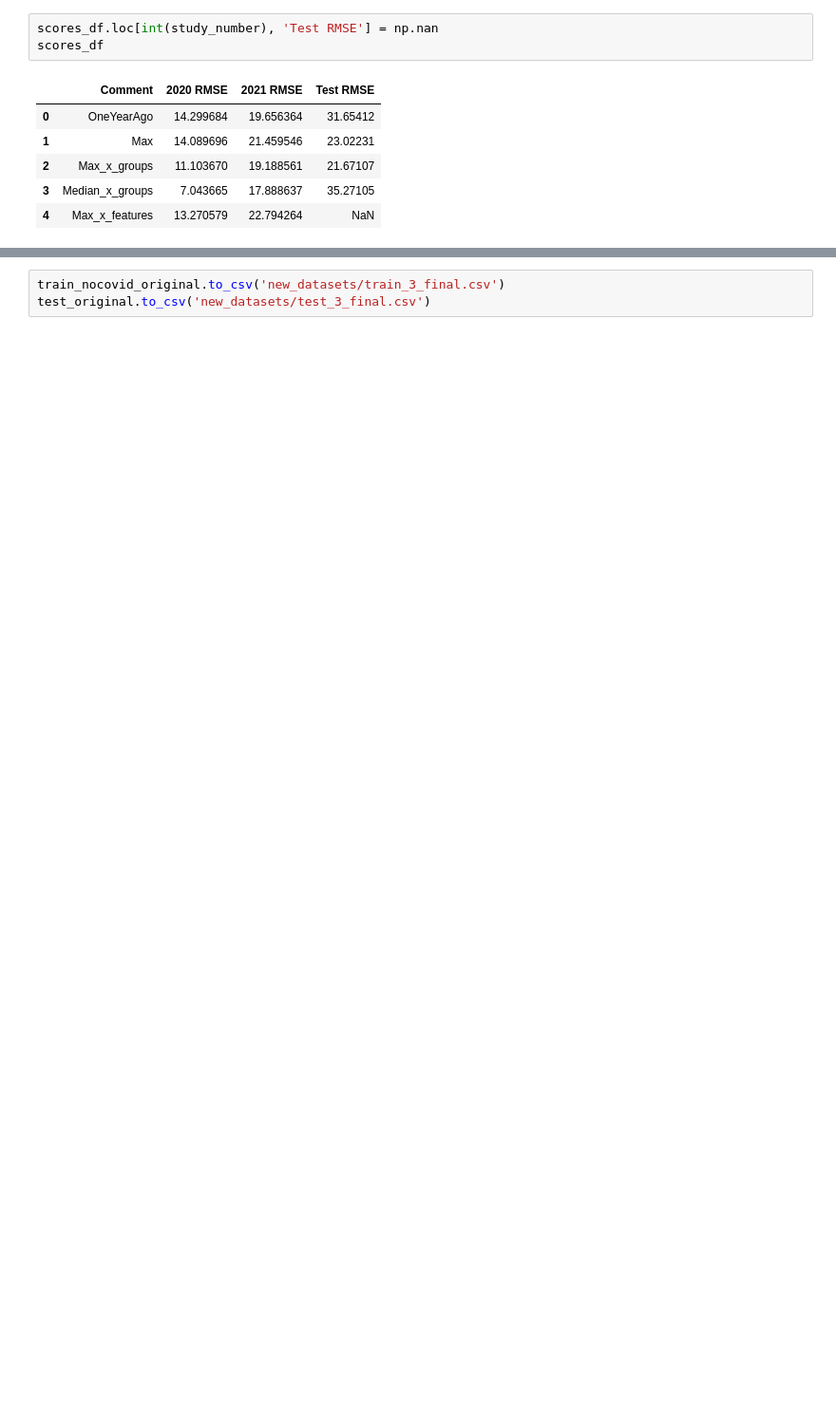
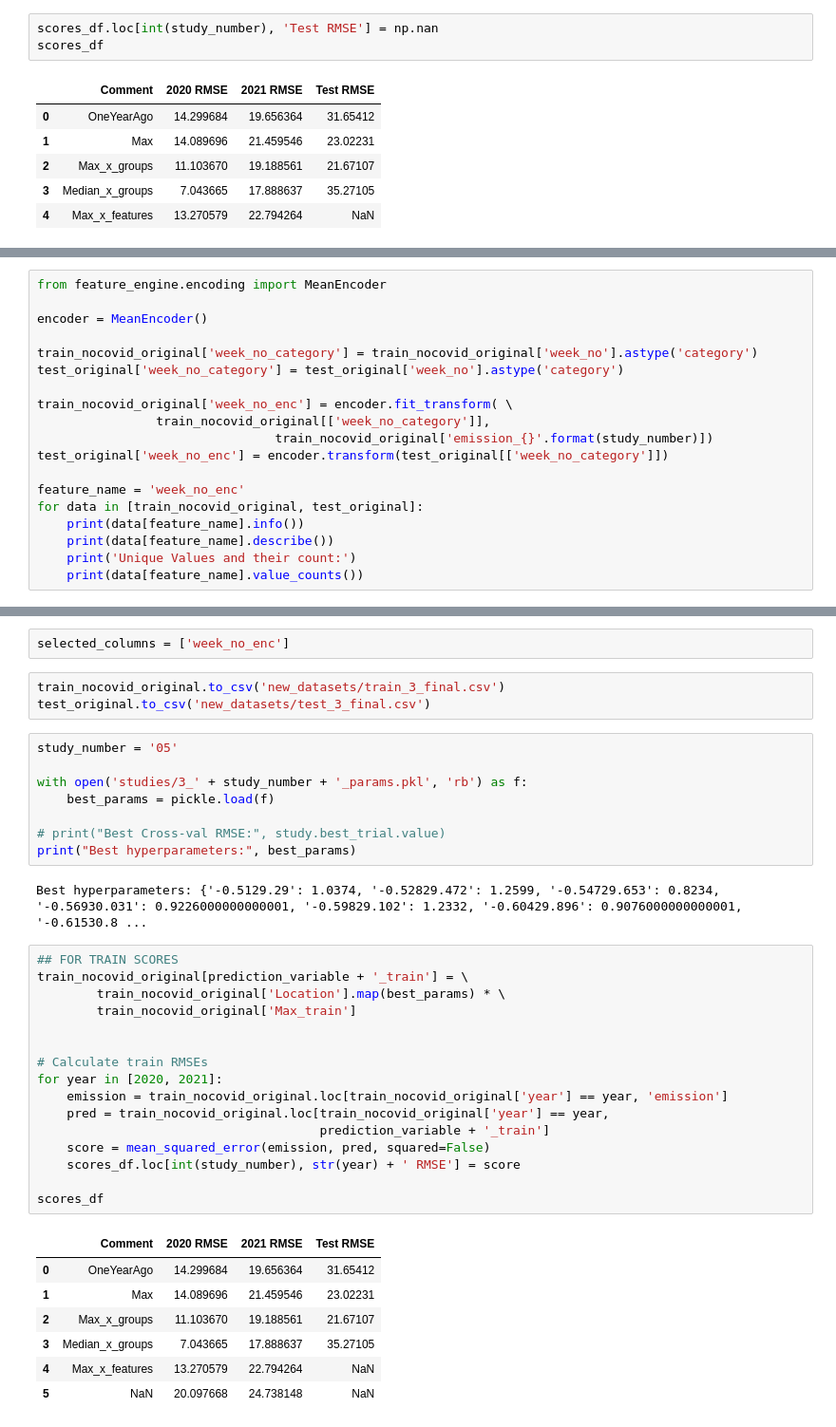
Before and after one commit to NickVasenkov/CO2-Emissions, a Jupyter notebook: CO2 Emissions 3.ipynb, the cells around one changed output, grey strips where cells are left out. Shown at 95% size. Saved outputs shown, nothing was run; the diff lists cells and outputs as text; blank space fills up the shorter version.

```diff
--- a/CO2 Emissions 3.ipynb
+++ b/CO2 Emissions 3.ipynb
@@ -581,0 +614,19 @@ scores_df
+# %%
+from feature_engine.encoding import MeanEncoder
+
+encoder = MeanEncoder()
+
+train_nocovid_original['week_no_category'] = train_nocovid_original['week_no'].astype('category')
+test_original['week_no_category'] = test_original['week_no'].astype('category')
+
+train_nocovid_original['week_no_enc'] = encoder.fit_transform( \
+                train_nocovid_original[['week_no_category']],
+                                train_nocovid_original['emission_{}'.format(study_number)])
+test_original['week_no_enc'] = encoder.transform(test_original[['week_no_category']])
+
+feature_name = 'week_no_enc'
+for data in [train_nocovid_original, test_original]:
+    print(data[feature_name].info())
+    print(data[feature_name].describe())
+    print('Unique Values and their count:')
+    print(data[feature_name].value_counts())
@@ -582,3 +651,39 @@ scores_df
+# %%
+selected_columns = ['week_no_enc']
 # %%
 train_nocovid_original.to_csv('new_datasets/train_3_final.csv')
 test_original.to_csv('new_datasets/test_3_final.csv')
+# %%
+study_number = '05'
+
+with open('studies/3_' + study_number + '_params.pkl', 'rb') as f:
+    best_params = pickle.load(f)
+
+# print("Best Cross-val RMSE:", study.best_trial.value)
+print("Best hyperparameters:", best_params)
+# %% [output]
+Best hyperparameters: {'-0.5129.29': 1.0374, '-0.52829.472': 1.2599, '-0.54729.653': 0.8234, '-0.56930.031': 0.9226000000000001, '-0.59829.102': 1.2332, '-0.60429.896': 0.9076000000000001, '-0.61530.8 ...
+# %%
+## FOR TRAIN SCORES
+train_nocovid_original[prediction_variable + '_train'] = \
+        train_nocovid_original['Location'].map(best_params) * \
+        train_nocovid_original['Max_train']
+
+
+# Calculate train RMSEs
+for year in [2020, 2021]:
+    emission = train_nocovid_original.loc[train_nocovid_original['year'] == year, 'emission']
+    pred = train_nocovid_original.loc[train_nocovid_original['year'] == year,
+                                      prediction_variable + '_train']
+    score = mean_squared_error(emission, pred, squared=False)
+    scores_df.loc[int(study_number), str(year) + ' RMSE'] = score
+
+scores_df
+# %% [output]
+|  | Comment | 2020 RMSE | 2021 RMSE | Test RMSE |
+| 0 | OneYearAgo | 14.299684 | 19.656364 | 31.65412 |
+| 1 | Max | 14.089696 | 21.459546 | 23.02231 |
+| 2 | Max_x_groups | 11.103670 | 19.188561 | 21.67107 |
+| 3 | Median_x_groups | 7.043665 | 17.888637 | 35.27105 |
+| 4 | Max_x_features | 13.270579 | 22.794264 | NaN |
+| 5 | NaN | 20.097668 | 24.738148 | NaN |
```
Also changed, not shown: parts of 18 cells of this notebook, 21 other files.
